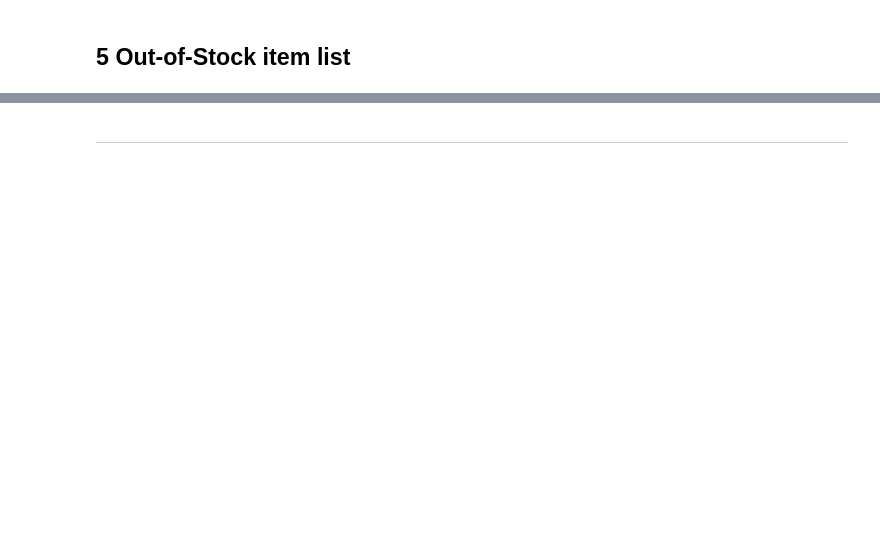
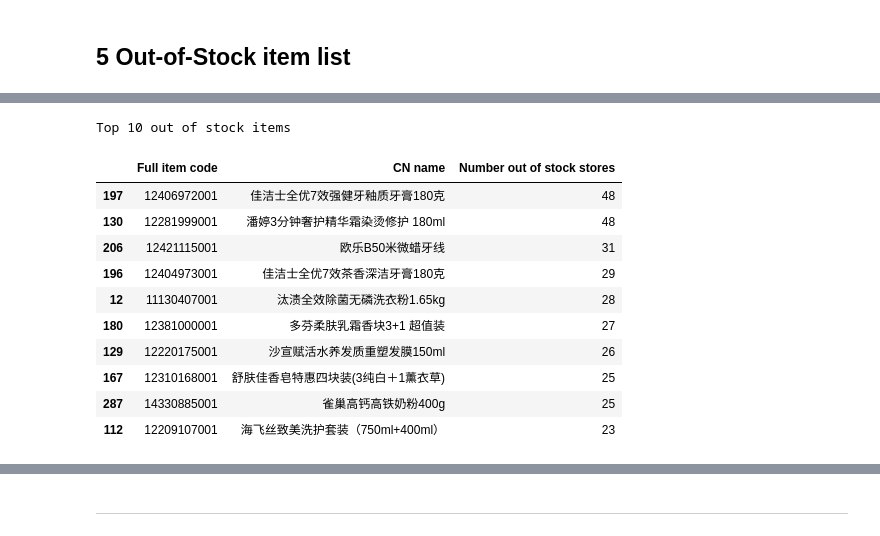
Before and after one commit to PPPPParadise/Carrefour-China-Supply-Chain-Forecast, a Jupyter notebook: workflow_integration/monitor_checks.ipynb, the cells around one changed output, grey strips where cells are left out. Cells and saved outputs as stored; diff of their text form; code cells hidden in the pictures; blank space fills up the shorter version.

Commit message:
Update monitoring script
Add checking for diff in order quantity. Add top stores and items in out of stock.

```diff
--- a/workflow_integration/monitor_checks.ipynb
+++ b/workflow_integration/monitor_checks.ipynb
@@ -621,3 +646,29 @@ oos_item_list_store = read_query_and_fetch(
+# %%
+oos_item = oos_item_list_store.groupby(['full_item_code', 'cn_name'])['store_code'].count() \
+        .reset_index() \
+        .sort_values(by=['store_code'], ascending = False) \
+        .copy() \
+
+oos_item.columns = ["Full item code", "CN name", "Number out of stock stores"]
+
+
+oos_item.to_excel(oos_writer, sheet_name='Out of stock items', index=False)
+# %%
+print("Top 10 out of stock items")
+oos_item.head(10)
+# %% [output]
+Top 10 out of stock items
+|  | Full item code | CN name | Number out of stock stores |
+| 197 | 12406972001 | 佳洁士全优7效强健牙釉质牙膏180克 | 48 |
+| 130 | 12281999001 | 潘婷3分钟奢护精华霜染烫修护 180ml | 48 |
+| 206 | 12421115001 | 欧乐B50米微蜡牙线 | 31 |
+| 196 | 12404973001 | 佳洁士全优7效茶香深洁牙膏180克 | 29 |
+| 12 | 11130407001 | 汰渍全效除菌无磷洗衣粉1.65kg | 28 |
+| 180 | 12381000001 | 多芬柔肤乳霜香块3+1 超值装 | 27 |
+| 129 | 12220175001 | 沙宣赋活水养发质重塑发膜150ml | 26 |
+| 167 | 12310168001 | 舒肤佳香皂特惠四块装(3纯白＋1薰衣草) | 25 |
+| 287 | 14330885001 | 雀巢高钙高铁奶粉400g | 25 |
+| 112 | 12209107001 | 海飞丝致美洗护套装（750ml+400ml） | 23 |
 # %%
 print(f'{len(oos_item_list_store)} out of stock store items found')
 oos_item_list_store.to_excel(oos_writer, sheet_name='Out of stock items in store', index=False)
```
Also changed, not shown: parts of 27 cells of this notebook, 5 other files.
